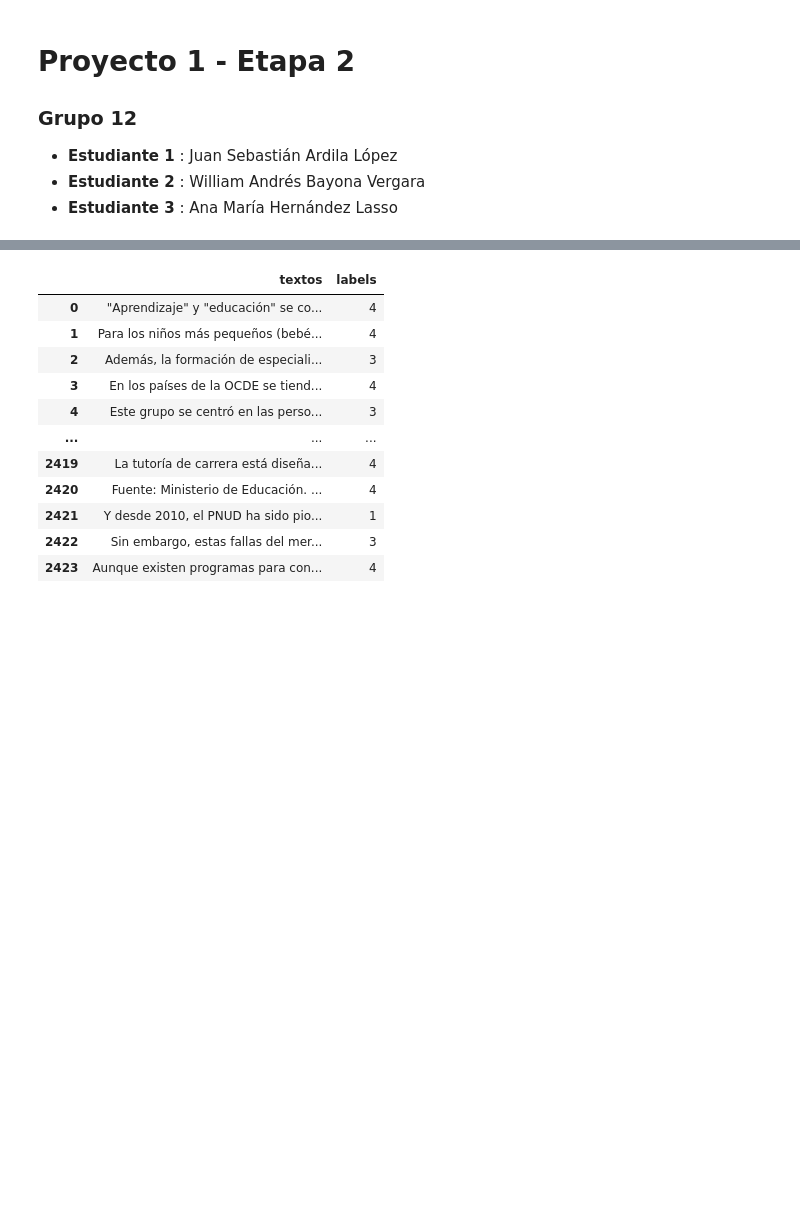
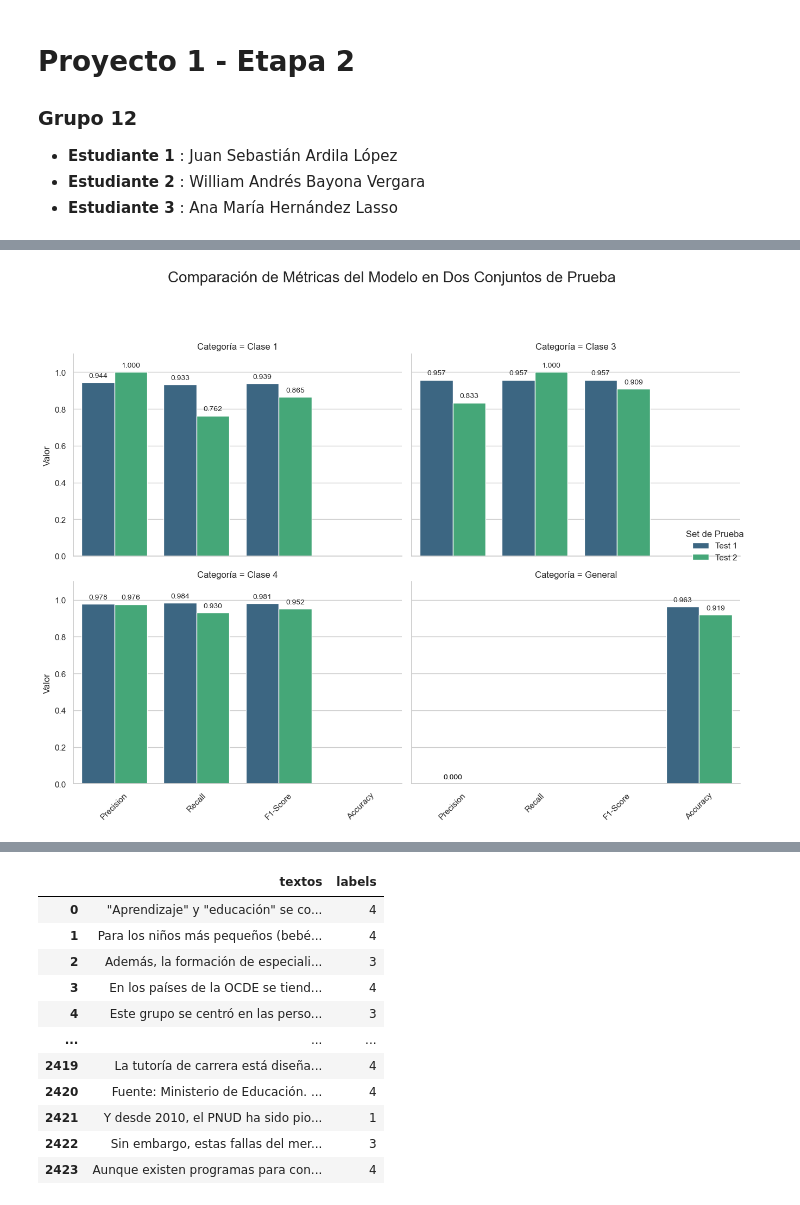
Before and after one commit to AnaHernandez20/Proyecto1E1-BI, a Jupyter notebook: Etapa1_ODS.ipynb, the cells around one changed output, grey strips where cells are left out. Cells and saved outputs as stored; diff of their text form; code cells hidden in the pictures; blank space fills up the shorter version.

```diff
--- a/Etapa1_ODS.ipynb
+++ b/Etapa1_ODS.ipynb
@@ -2545,0 +2601,73 @@ De este analisis realizado se puede concluir que:
+# %%
+# Paso 1: Importar las librerías necesarias
+import pandas as pd
+import seaborn as sns
+import matplotlib.pyplot as plt
+
+# Paso 2: Definir los datos de las métricas
+data = {
+    'Test Set': [ # Dejamos los nombres cortos aquí
+        'Test 1', 'Test 1', 'Test 1', 'Test 1', 'Test 1', 'Test 1', 'Test 1', 'Test 1', 'Test 1', 'Test 1',
+        'Test 2', 'Test 2', 'Test 2', 'Test 2', 'Test 2', 'Test 2', 'Test 2', 'Test 2', 'Test 2', 'Test 2'
+    ],
+    'Categoría': [
+        'Clase 1', 'Clase 1', 'Clase 1', 'Clase 3', 'Clase 3', 'Clase 3', 'Clase 4', 'Clase 4', 'Clase 4', 'General',
+        'Clase 1', 'Clase 1', 'Clase 1', 'Clase 3', 'Clase 3', 'Clase 3', 'Clase 4', 'Clase 4', 'Clase 4', 'General'
+    ],
+    'Métrica': [
+        'Precision', 'Recall', 'F1-Score', 'Precision', 'Recall', 'F1-Score', 'Precision', 'Recall', 'F1-Score', 'Accuracy',
+        'Precision', 'Recall', 'F1-Score', 'Precision', 'Recall', 'F1-Score', 'Precision', 'Recall', 'F1-Score', 'Accuracy'
+    ],
+    'Valor': [
+        0.944, 0.933, 0.939, 0.957, 0.957, 0.957, 0.978, 0.984, 0.981, 0.963,
+        1.000, 0.762, 0.865, 0.833, 1.000, 0.909, 0.976, 0.930, 0.952, 0.919
+    ]
+}
+
+# Convertir el diccionario a un DataFrame de pandas
+df = pd.DataFrame(data)
+
+# <-- PASO CLAVE: Renombrar la columna para que el título de la leyenda sea el que queremos
+df.rename(columns={'Test Set': 'Set de Prueba'}, inplace=True)
+
+# Paso 3: Configurar el estilo visual de la gráfica
+sns.set_theme(style="whitegrid")
+
+# Paso 4: Crear la gráfica principal, dejando que Seaborn maneje la leyenda
+g = sns.catplot(
+    data=df,
+    kind='bar',
+    x='Métrica',
+    y='Valor',
+    hue='Set de Prueba', # <-- Usamos la columna renombrada
+    col='Categoría',
+    col_wrap=2,
+    palette='viridis',
+    height=5,
+    aspect=1.2
+    # <-- ELIMINAMOS legend=False de aquí
+)
+
+# Paso 5: Personalizar y añadir detalles a la gráfica
+g.fig.suptitle('Comparación de Métricas del Modelo en Dos Conjuntos de Prueba', y=1.03, fontsize=20)
+
+for ax in g.axes.flat:
+    for p in ax.patches:
+        ax.annotate(format(p.get_height(), '.3f'),
+                    (p.get_x() + p.get_width() / 2., p.get_height()),
+                    ha = 'center', va = 'center',
+                    xytext = (0, 9),
+                    textcoords = 'offset points',
+                    fontsize=10)
+    ax.set_ylim(0, 1.1)
+    ax.set_xlabel('')
+    ax.tick_params(axis='x', rotation=45)
+
+# <-- ELIMINAMOS la línea plt.legend(...) de aquí
+
+# Ajustar el diseño final
+plt.tight_layout(rect=[0, 0, 1, 0.96])
+# Mostrar la gráfica
+plt.show()
+# %% [output]
+[figure, added]
```
Also changed, not shown: parts of 16 cells of this notebook, 1 other file.
